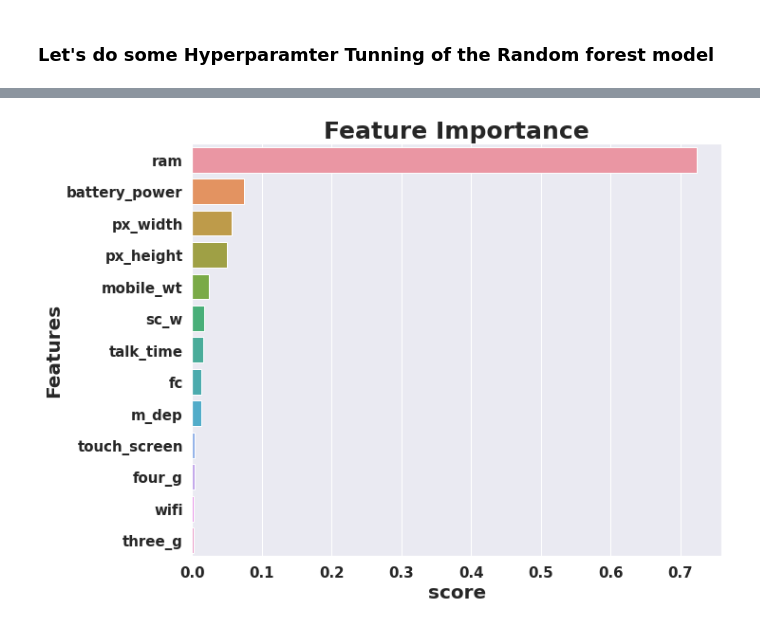
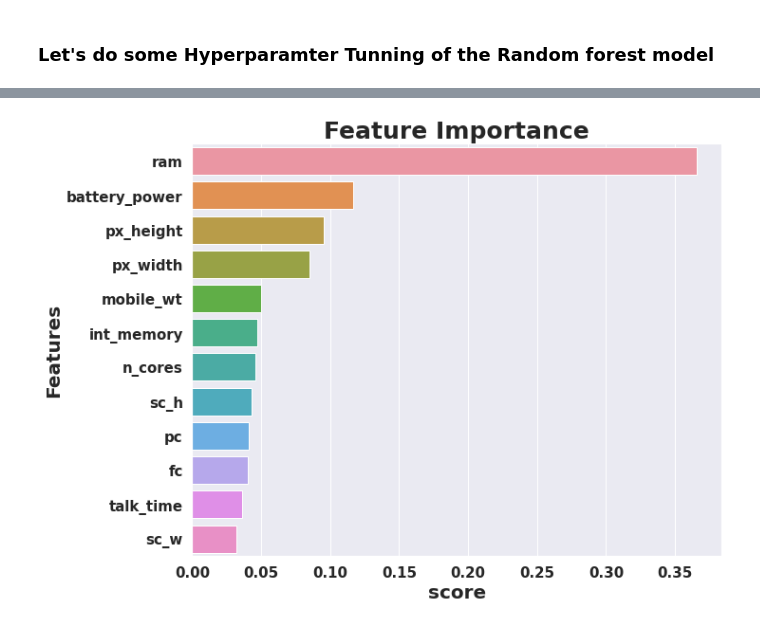
Before and after one commit to ask-kawade/Mobile-Price-Range-Prediction--Classification-Problem, a Jupyter notebook: Mobile_Price_Range_Prediction.ipynb, the cells around one changed output, grey strips where cells are left out. Drawn from its saved outputs; the diff is of its cells as text; code cells hidden in the pictures.

```diff
--- a/Mobile_Price_Range_Prediction.ipynb
+++ b/Mobile_Price_Range_Prediction.ipynb
@@ -1294,0 +1592,3 @@ y_pred=rfc_optimal.predict(X_test)
+# %%
+xgb=XGBClassifier()        # creating an object of the classifier
+xgb.fit(X_train,y_train)      # fitting the data
@@ -1294,0 +1653,16 @@ y_pred=rfc_optimal.predict(X_test)
+# %%
+
+# parameter grid values for GridSearchCv
+grid_values={
+          'learning_rate':[0.6,1],
+          'n_estimators':[500,1000],
+          'gamma':[0.2],
+          'subsample':[0.5,0.6]
+          }
+# %%
+# creating an object of the classifier
+xgb = XGBClassifier()
+
+# applying girdsearchcv
+xgb_tune = GridSearchCV(xgb, grid_values, cv=3,verbose=4)
+xgb_tune.fit(X_train,y_train)
@@ -1294,0 +1695,3 @@ y_pred=rfc_optimal.predict(X_test)
+# %%
+xgb_opti=XGBClassifier(learning_rate=.6,gamma=0.2,n_estimators=1000,subsample=0.5)
+xgb_opti.fit(X_train,y_train)
@@ -1345,5 +1762,5 @@ weighted avg       0.86      0.86      0.86       589
 # %%
 #plotting feature importances
-plot_feature_importance(rfc_optimal)
+plot_feature_importance(xgb_opti)
 # %% [output]
-[figure, old version]
+[figure, new version]
```
Also changed, not shown: parts of 244 cells of this notebook.
